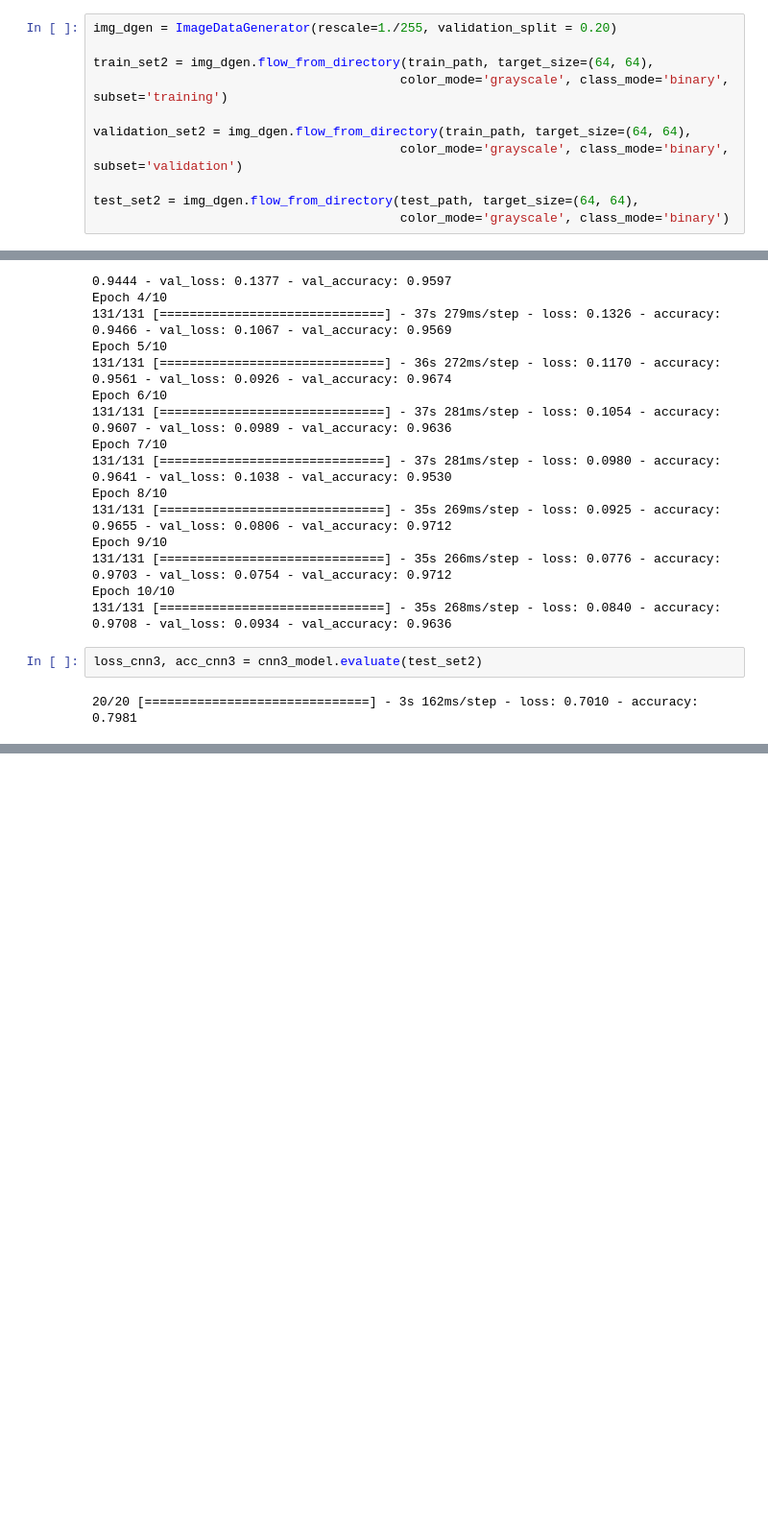
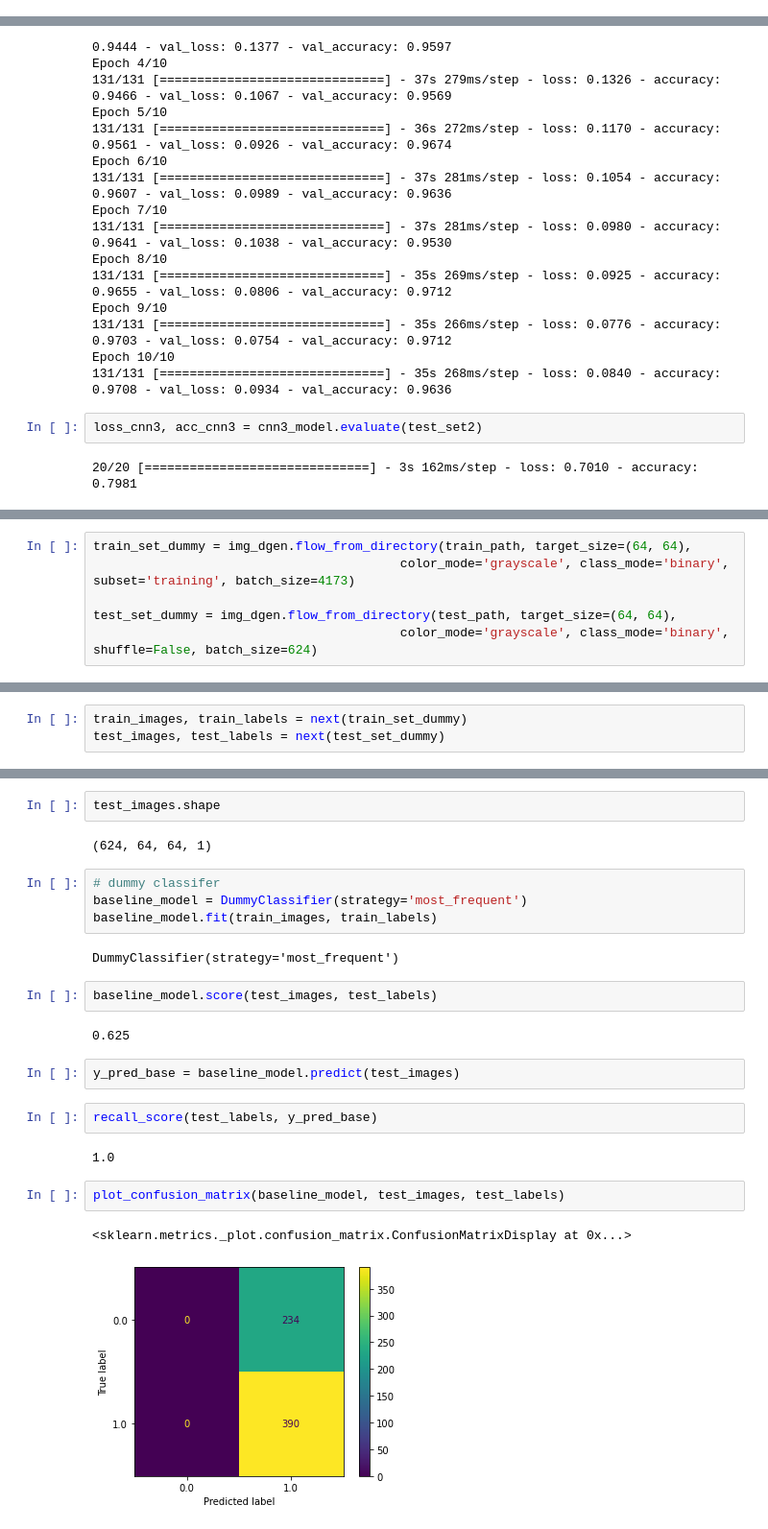
Before and after one commit to ZenBurrito/Pediatric-Pneumonia-Image-Classification, a Jupyter notebook: DanielNB.ipynb, the cells around one changed output, grey strips where cells are left out. Shown at 96% size. Saved outputs shown, nothing was run; the diff lists cells and outputs as text; blank space fills up the shorter version.

```diff
--- a/DanielNB.ipynb
+++ b/DanielNB.ipynb
@@ -259,14 +260,3 @@ Epoch 10/10
 loss_cnn2, acc_cnn2 = cnn2_model.evaluate(test_set)
 # %% [output]
 20/20 [==============================] - 3s 153ms/step - loss: 1.1315 - accuracy: 0.7965
-# %%
-img_dgen = ImageDataGenerator(rescale=1./255, validation_split = 0.20)
-
-train_set2 = img_dgen.flow_from_directory(train_path, target_size=(64, 64),
-                                         color_mode='grayscale', class_mode='binary', subset='training')
-
-validation_set2 = img_dgen.flow_from_directory(train_path, target_size=(64, 64),
-                                         color_mode='grayscale', class_mode='binary', subset='validation')
-
-test_set2 = img_dgen.flow_from_directory(test_path, target_size=(64, 64),
-                                         color_mode='grayscale', class_mode='binary')
@@ -670,0 +713,6 @@ cnn6_model.evaluate(test_set2)
+# %%
+train_set_dummy = img_dgen.flow_from_directory(train_path, target_size=(64, 64),
+                                         color_mode='grayscale', class_mode='binary', subset='training', batch_size=4173)
+
+test_set_dummy = img_dgen.flow_from_directory(test_path, target_size=(64, 64),
+                                         color_mode='grayscale', class_mode='binary', shuffle=False, batch_size=624)
@@ -670,0 +722,3 @@ cnn6_model.evaluate(test_set2)
+# %%
+train_images, train_labels = next(train_set_dummy)
+test_images, test_labels = next(test_set_dummy)
@@ -670,0 +729,25 @@ cnn6_model.evaluate(test_set2)
+# %%
+test_images.shape
+# %% [output]
+(624, 64, 64, 1)
+# %%
+# dummy classifer
+baseline_model = DummyClassifier(strategy='most_frequent')
+baseline_model.fit(train_images, train_labels)
+# %% [output]
+DummyClassifier(strategy='most_frequent')
+# %%
+baseline_model.score(test_images, test_labels)
+# %% [output]
+0.625
+# %%
+y_pred_base = baseline_model.predict(test_images)
+# %%
+recall_score(test_labels, y_pred_base)
+# %% [output]
+1.0
+# %%
+plot_confusion_matrix(baseline_model, test_images, test_labels)
+# %% [output]
+<sklearn.metrics._plot.confusion_matrix.ConfusionMatrixDisplay at 0x...>
+[figure, added]
```
Also changed, not shown: parts of 41 cells of this notebook, 1 other file.
